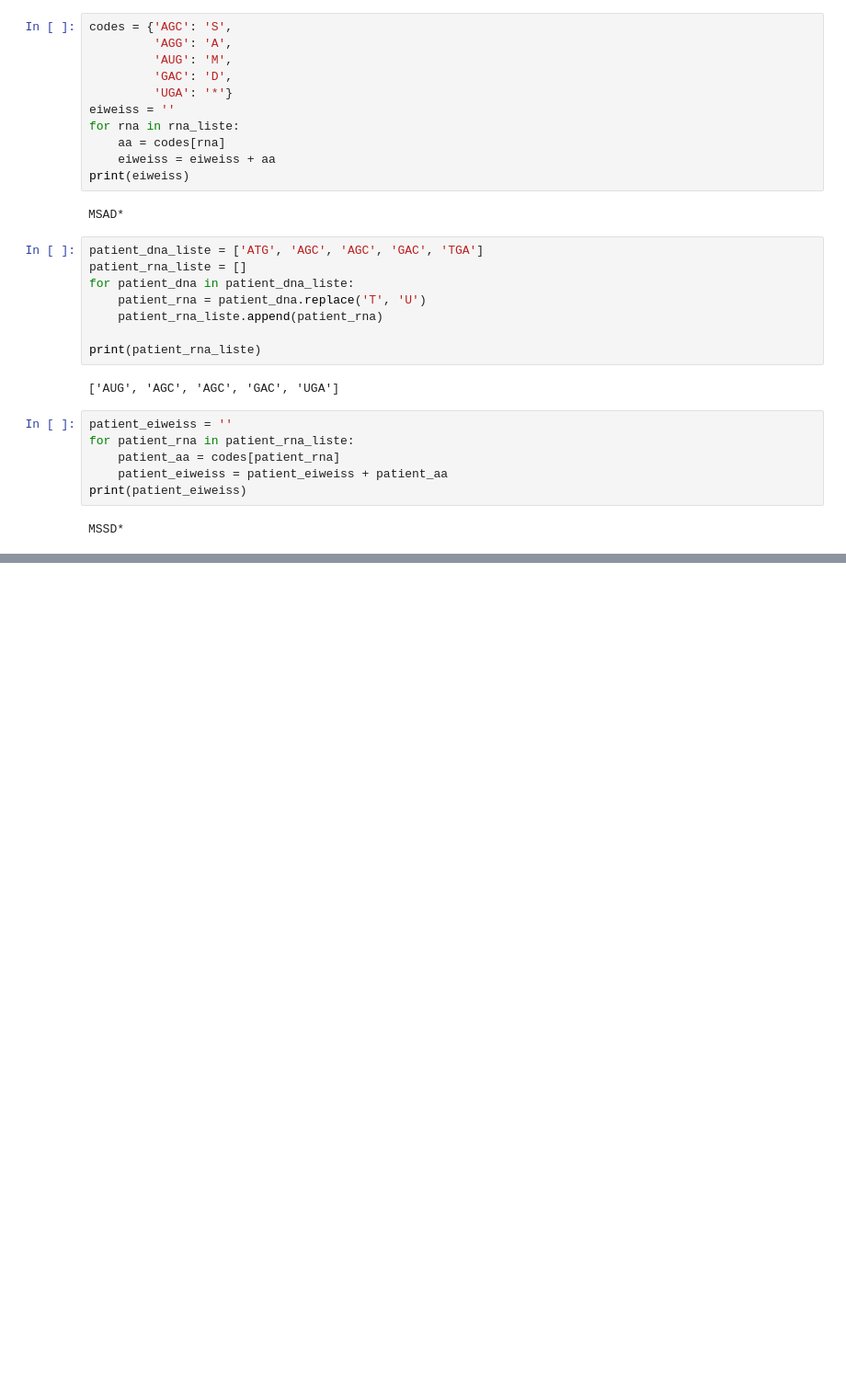
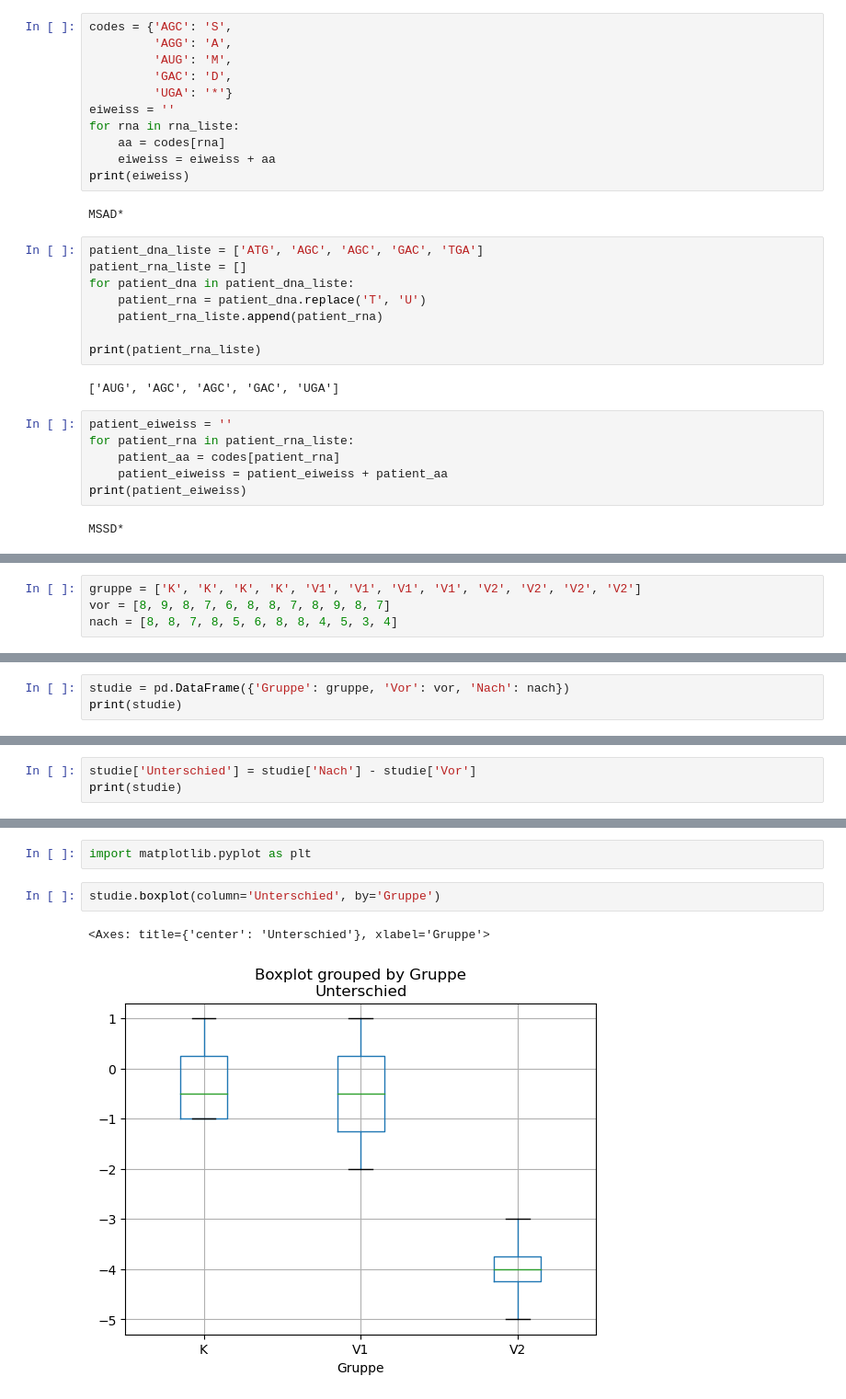
Before and after one commit to Accio/2024-02-Roche-Schullabor-Experio, a Jupyter notebook: 2023-03-experio.ipynb, the cells around one changed output, grey strips where cells are left out. Shown at 92% size. Saved outputs shown, nothing was run; the diff lists cells and outputs as text; blank space fills up the shorter version.

```diff
--- a/2023-03-experio.ipynb
+++ b/2023-03-experio.ipynb
@@ -57,0 +60,4 @@ MSSD*
+# %%
+gruppe = ['K', 'K', 'K', 'K', 'V1', 'V1', 'V1', 'V1', 'V2', 'V2', 'V2', 'V2']
+vor = [8, 9, 8, 7, 6, 8, 8, 7, 8, 9, 8, 7]
+nach = [8, 8, 7, 8, 5, 6, 8, 8, 4, 5, 3, 4]
@@ -57,0 +66,3 @@ MSSD*
+# %%
+studie = pd.DataFrame({'Gruppe': gruppe, 'Vor': vor, 'Nach': nach})
+print(studie)
@@ -57,0 +83,3 @@ MSSD*
+# %%
+studie['Unterschied'] = studie['Nach'] - studie['Vor']
+print(studie)
@@ -57,0 +100,7 @@ MSSD*
+# %%
+import matplotlib.pyplot as plt
+# %%
+studie.boxplot(column='Unterschied', by='Gruppe')
+# %% [output]
+<Axes: title={'center': 'Unterschied'}, xlabel='Gruppe'>
+[figure, added]
```
Also changed, not shown: parts of 6 cells of this notebook, 1 other file.
